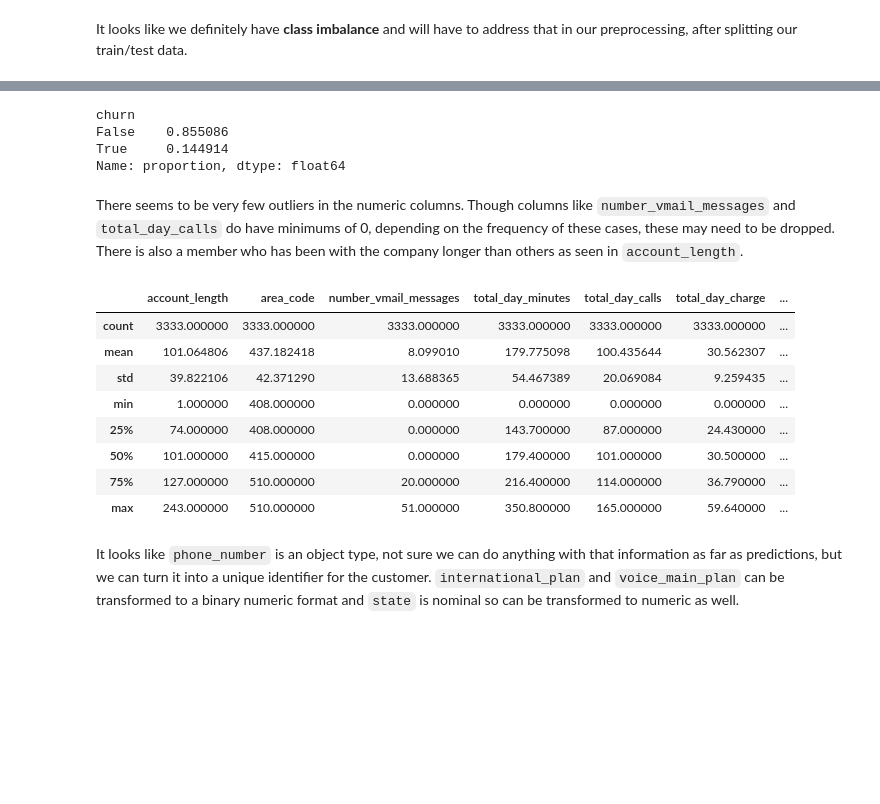
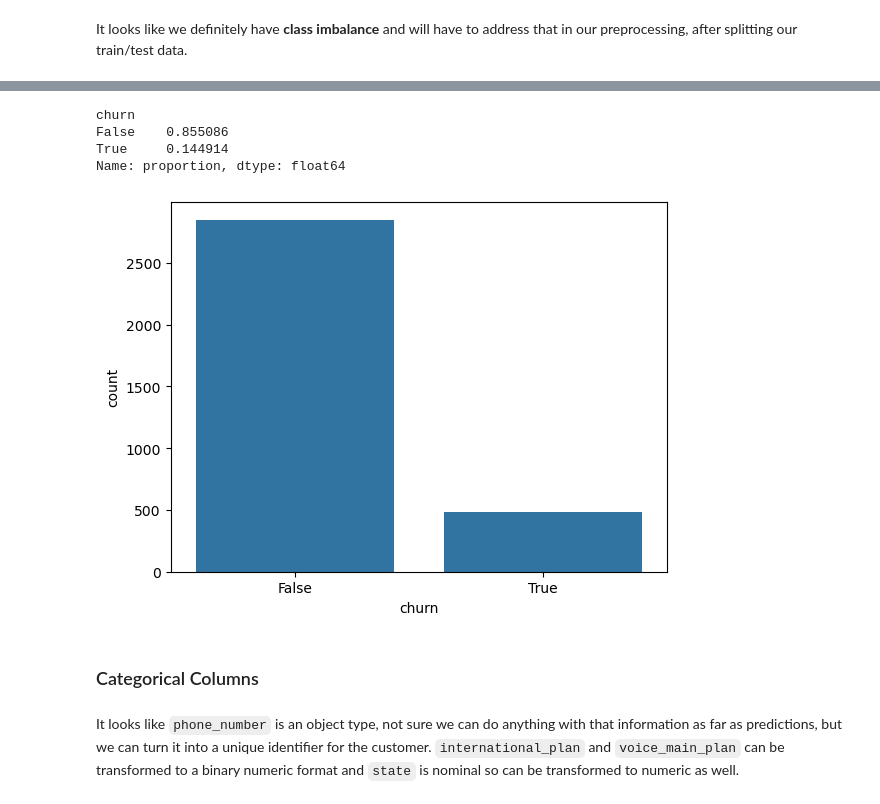
Before and after one commit to erankova/Phase_3_Project, a Jupyter notebook: Phase_3_Project.ipynb, the cells around one changed output, grey strips where cells are left out. Saved outputs shown, nothing was run; the diff lists cells and outputs as text; code cells hidden in the pictures; blank space fills up the shorter version.

```diff
--- a/Phase_3_Project.ipynb
+++ b/Phase_3_Project.ipynb
@@ -77,24 +84,14 @@ It looks like we definitely have **class imbalance** and will have to address th
 # %%
-df['churn'].value_counts(normalize=True)
+print(df['churn'].value_counts(normalize=True))
+sns.countplot(data=df, x='churn', );
 # %% [output]
 churn
 False    0.855086
 True     0.144914
 Name: proportion, dtype: float64
+[figure, added]
-# %% [markdown]
-There seems to be very few outliers in the numeric columns. Though columns like `number_vmail_messages` and `total_day_calls` do have minimums of 0, depending on the frequency of these cases, these may need to be dropped. There is also a member who has been with the company longer than others as seen in `account_length`.
-# %%
-df.describe()
-# %% [output]
-|  | account_length | area_code | number_vmail_messages | total_day_minutes | total_day_calls | total_day_charge | ... |
-| count | 3333.000000 | 3333.000000 | 3333.000000 | 3333.000000 | 3333.000000 | 3333.000000 | ... |
-| mean | 101.064806 | 437.182418 | 8.099010 | 179.775098 | 100.435644 | 30.562307 | ... |
-| std | 39.822106 | 42.371290 | 13.688365 | 54.467389 | 20.069084 | 9.259435 | ... |
-| min | 1.000000 | 408.000000 | 0.000000 | 0.000000 | 0.000000 | 0.000000 | ... |
-| 25% | 74.000000 | 408.000000 | 0.000000 | 143.700000 | 87.000000 | 24.430000 | ... |
-| 50% | 101.000000 | 415.000000 | 0.000000 | 179.400000 | 101.000000 | 30.500000 | ... |
-| 75% | 127.000000 | 510.000000 | 20.000000 | 216.400000 | 114.000000 | 36.790000 | ... |
-| max | 243.000000 | 510.000000 | 51.000000 | 350.800000 | 165.000000 | 59.640000 | ... |
+# %% [markdown]
+### Categorical Columns
 # %% [markdown]
 It looks like `phone_number` is an object type, not sure we can do anything with that information as far as predictions, but we can turn it into a unique identifier for the customer. `international_plan` and `voice_main_plan` can be transformed to a binary numeric format and `state` is nominal so can be transformed to numeric as well.
 # %%
```
Also changed, not shown: parts of 26 cells of this notebook.
